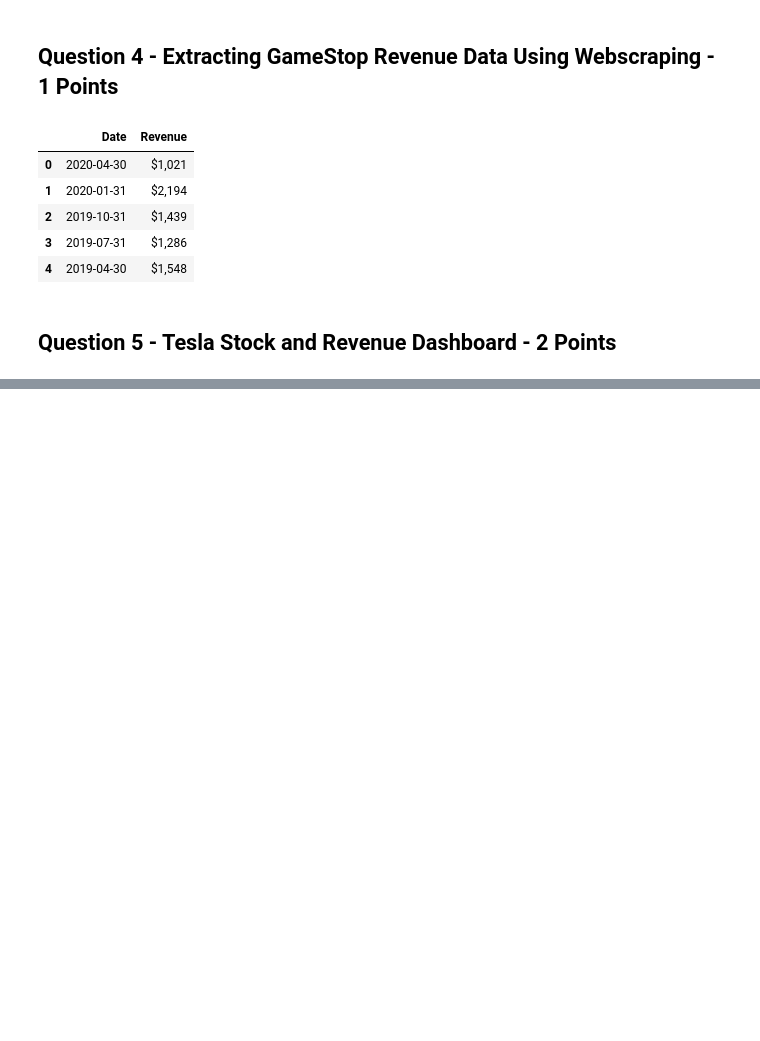
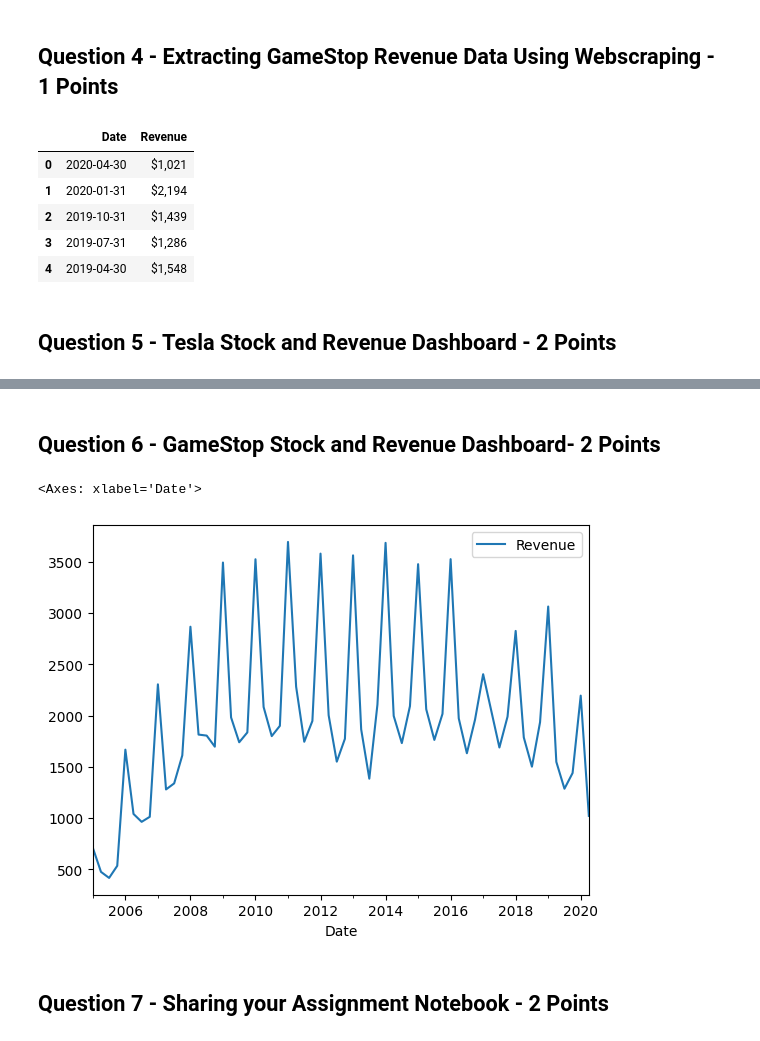
Before and after one commit to jdeprin/Tools-for-Data-Science, a Jupyter notebook: notebooks/StockHistory-Final.ipynb, the cells around one changed output, grey strips where cells are left out. Drawn from its saved outputs; the diff is of its cells as text; code cells hidden in the pictures; blank space fills up the shorter version.

```diff
--- a/notebooks/StockHistory-Final.ipynb
+++ b/notebooks/StockHistory-Final.ipynb
@@ -133,0 +135,15 @@ AttributeError: Can only use .str accessor with string values!
+# %% [markdown]
+## Question 6 - GameStop Stock and Revenue Dashboard- 2 Points
+# %%
+gamestop_revenue = gamestop_ws_df
+gamestop_revenue["Revenue"] = gamestop_revenue["Revenue"].str.replace(',', '').str.replace('$', '')
+gamestop_revenue["Revenue"] = pd.to_numeric(gamestop_revenue["Revenue"], errors='coerce')
+gamestop_revenue["Date"] = pd.to_datetime(gamestop_revenue["Date"], format="%Y-%m-%d")
+
+gamestop_revenue.dtypes
+gamestop_revenue.plot(y="Revenue", x="Date")
+# %% [output]
+<Axes: xlabel='Date'>
+[figure, added]
+# %% [markdown]
+## Question 7 - Sharing your Assignment Notebook - 2 Points
```
Also changed, not shown: parts of 2 cells of this notebook.
